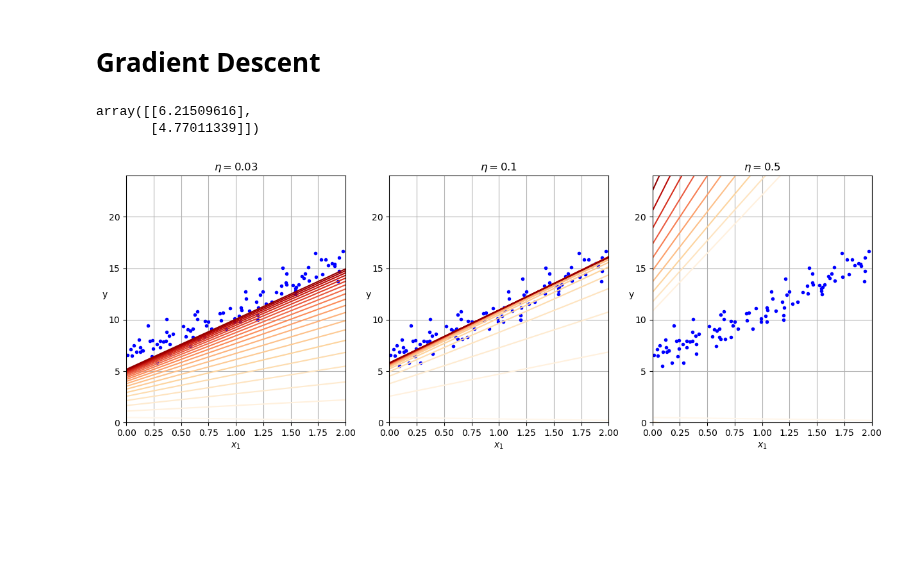
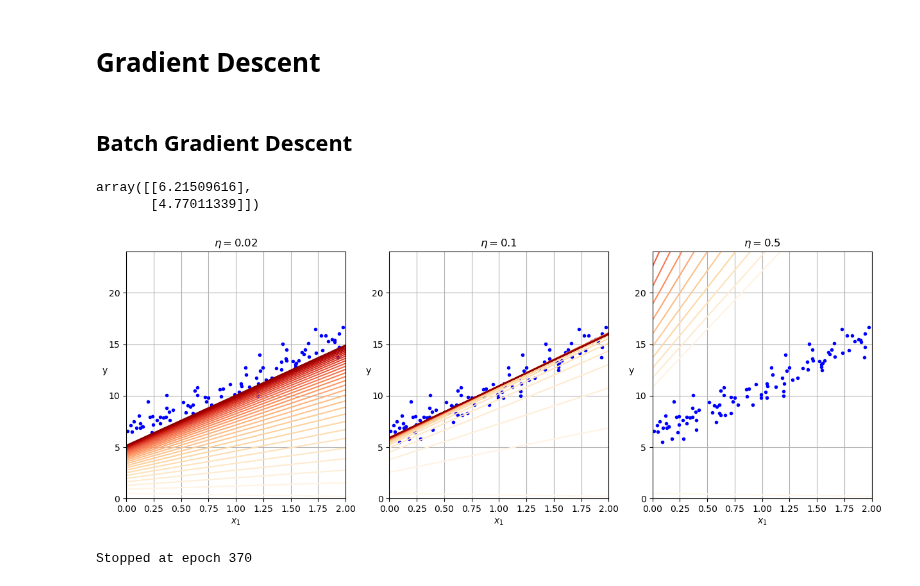
Before and after one commit to ShindeShivam/Machine-Learning, a Jupyter notebook: Fundamentals-of-Machine-Learning/4.Training-Models/training_models.ipynb, the cells around one changed output. Cells and saved outputs as stored; diff of their text form; code cells hidden in the pictures; blank space fills up the shorter version.

```diff
--- a/Fundamentals-of-Machine-Learning/4.Training-Models/training_models.ipynb
+++ b/Fundamentals-of-Machine-Learning/4.Training-Models/training_models.ipynb
@@ -109,6 +109,8 @@ array([[6.21509616],
        [4.77011339]])
 # %% [markdown]
 # Gradient Descent
+# %% [markdown]
+## Batch Gradient Descent
 # %%
 eta=0.1   #Learning Rate
 n_epoch=1000 # How many iterations over the dataset
@@ -131,33 +133,43 @@ import matplotlib as mpl
 def plot_gradient_descent(theta,eta):
     m=len(X_bias)
     n_epoch=1000
-    n_shown=20
+    n_shown=30
     plt.plot(X,y,"b.")
     theta_path=[]
     for epoch in range(n_epoch):
         if epoch<n_shown:
             y_predict=X_new_b @ theta
             color=mpl.colors.rgb2hex(plt.cm.OrRd(epoch/n_shown))
             plt.plot(X_new,y_predict,linestyle="solid",color=color)
         gradents=2/m * X_bias.T @ (X_bias @ theta-y)
         theta=theta - eta * gradents
         theta_path.append(theta)
     plt.xlabel("$x_1$")
     plt.ylabel("y",rotation=0)
     plt.axis([0, 2, 0, 24])
     plt.grid()
     plt.title(fr"$\eta = {eta}$")
     return theta_path
 
 np.random.seed(42)
 theta=np.random.randn(2,1)
 plt.figure(figsize=(15,5))
 plt.subplot(131)
-plot_gradient_descent(theta,0.03)
+plot_gradient_descent(theta,0.02)
 plt.subplot(132)
 plot_gradient_descent(theta,0.1)
 plt.subplot(133)
 plot_gradient_descent(theta,0.5)
 plt.show()
 # %% [output]
-[figure, old version]
+[figure, new version]
+# %%
+tolerance=1e-6
+for epoch in range(1000):
+     gradents=2/m * X_bias.T @ (X_bias @ theta-y)
+     if np.linalg.norm(gradents)<tolerance:
+        print(f"Stopped at epoch {epoch}")
+        break
+     theta=theta-eta*gradents
+# %% [output]
+Stopped at epoch 370
```
Also changed, not shown: parts of 5 cells of this notebook.
